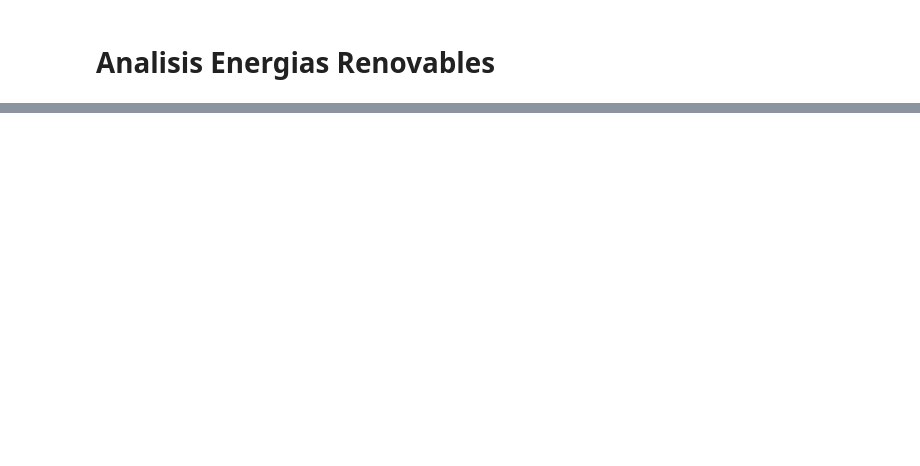
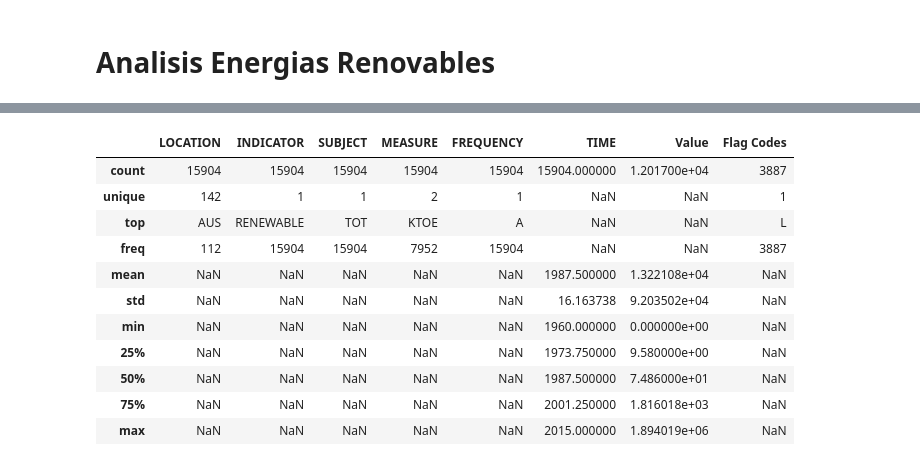
Before and after one commit to Bhdezm/Analisis-Energias-Renovables, a Jupyter notebook: EDA_energias_renovables.ipynb, the cells around one changed output, grey strips where cells are left out. Cells and saved outputs as stored; diff of their text form; code cells hidden in the pictures; blank space fills up the shorter version.

```diff
--- a/EDA_energias_renovables.ipynb
+++ b/EDA_energias_renovables.ipynb
@@ -39,0 +41,15 @@ df[df['country']=='Spain']
+# %%
+df.describe(include='all')
+# %% [output]
+|  | LOCATION | INDICATOR | SUBJECT | MEASURE | FREQUENCY | TIME | Value | Flag Codes |
+| count | 15904 | 15904 | 15904 | 15904 | 15904 | 15904.000000 | 1.201700e+04 | 3887 |
+| unique | 142 | 1 | 1 | 2 | 1 | NaN | NaN | 1 |
+| top | AUS | RENEWABLE | TOT | KTOE | A | NaN | NaN | L |
+| freq | 112 | 15904 | 15904 | 7952 | 15904 | NaN | NaN | 3887 |
+| mean | NaN | NaN | NaN | NaN | NaN | 1987.500000 | 1.322108e+04 | NaN |
+| std | NaN | NaN | NaN | NaN | NaN | 16.163738 | 9.203502e+04 | NaN |
+| min | NaN | NaN | NaN | NaN | NaN | 1960.000000 | 0.000000e+00 | NaN |
+| 25% | NaN | NaN | NaN | NaN | NaN | 1973.750000 | 9.580000e+00 | NaN |
+| 50% | NaN | NaN | NaN | NaN | NaN | 1987.500000 | 7.486000e+01 | NaN |
+| 75% | NaN | NaN | NaN | NaN | NaN | 2001.250000 | 1.816018e+03 | NaN |
+| max | NaN | NaN | NaN | NaN | NaN | 2015.000000 | 1.894019e+06 | NaN |
```
Also changed, not shown: parts of 6 cells of this notebook.
